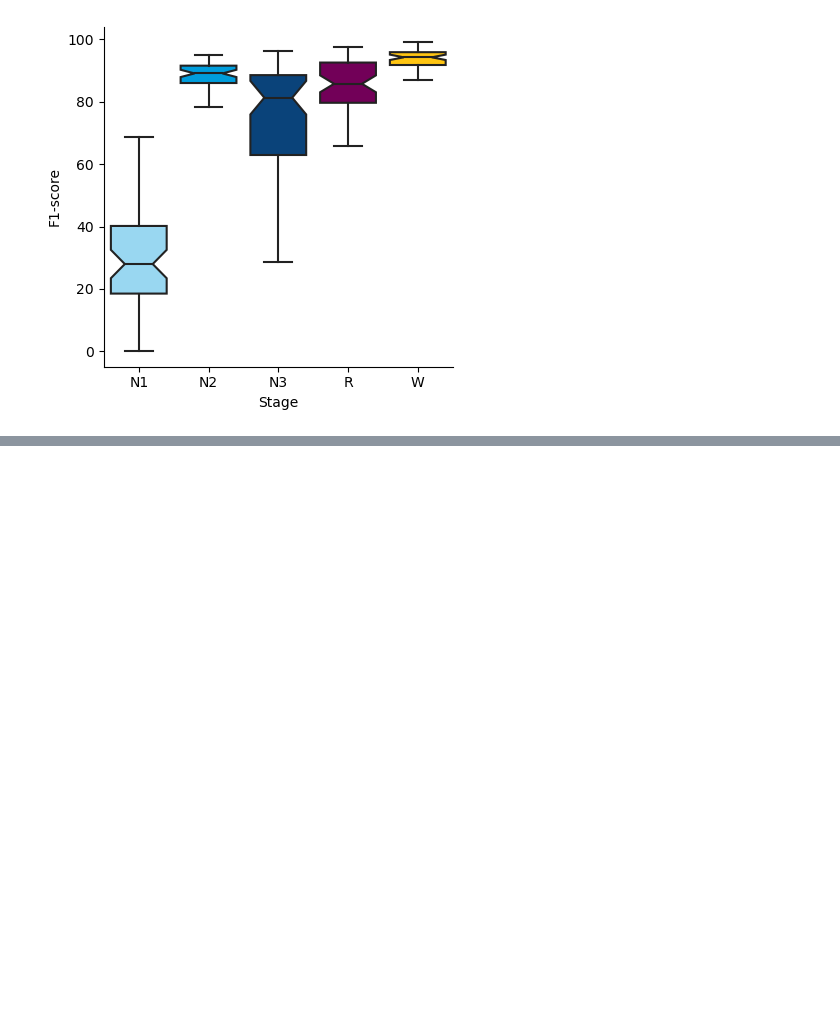
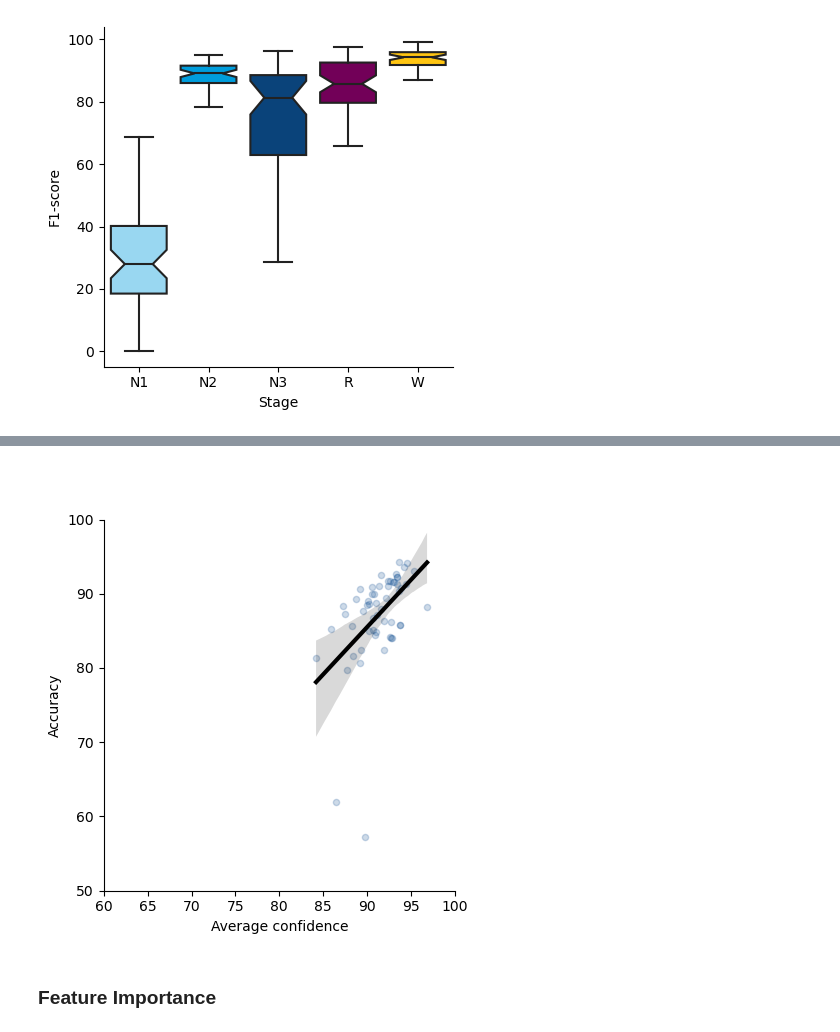
Before and after one commit to chinkevin/DSC180_sleep_apnea, a Jupyter notebook: notebooks/Validate-Copy1.ipynb, the cells around one changed output, grey strips where cells are left out. Saved outputs shown, nothing was run; the diff lists cells and outputs as text; code cells hidden in the pictures; blank space fills up the shorter version.

```diff
--- a/notebooks/Validate-Copy1.ipynb
+++ b/notebooks/Validate-Copy1.ipynb
@@ -150,0 +168,24 @@ sns.despine()
+# %% [markdown]
+###
+# %%
+# corr_conf = df_scores.pairwise_corr(['avg_confidence', 'accuracy']).round(3)
+# display(corr_conf)
+
+fig, ax = plt.subplots(1, 1, figsize=(4.5, 4.5), dpi=100)
+sns.regplot(data=df_scores, x="avg_confidence", y="accuracy", truncate=True, order=1,
+            scatter_kws={"s": 20, "alpha": .2, "lw": 1},
+            line_kws={"color": "k", "lw": 3},
+            color=color_pred, ax=ax)
+plt.xlim(60, 100)
+plt.ylim(50, 100)
+plt.xlabel("Average confidence")
+plt.ylabel("Accuracy")
+
+# plt.annotate("r=%.2f" % corr_conf.loc[0, 'r'], (0.6, 0.1), xycoords="axes fraction", fontstyle="italic")
+sns.despine()
+plt.tight_layout()
+plt.show()#plt.savefig(outdir + "cv_accuracy_confidence.png", dpi=300, bbox_inches="tight")
+# %% [output]
+[figure, added]
+# %% [markdown]
+### Feature Importance
```
Also changed, not shown: parts of 5 cells of this notebook, 8 other files.
